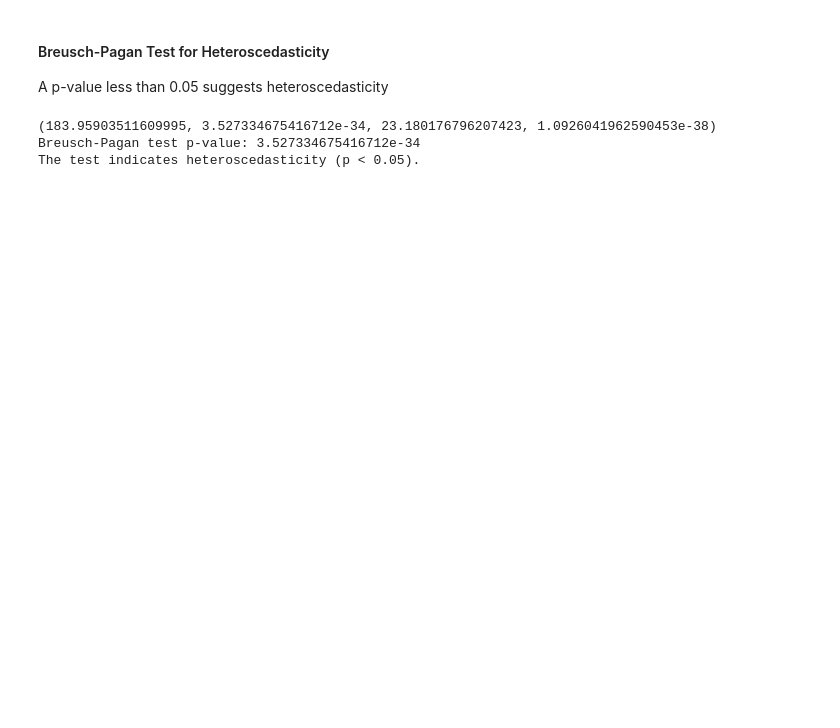
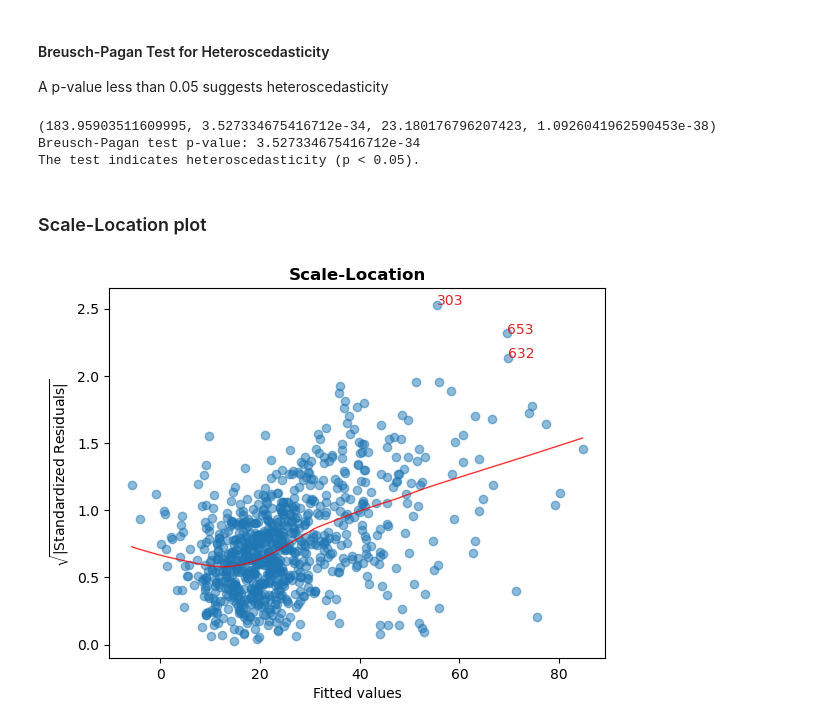
Before and after one commit to teodora-taleska/linear_regression, a Jupyter notebook: linear_regression.ipynb, the cells around one changed output. Saved outputs shown, nothing was run; the diff lists cells and outputs as text; code cells hidden in the pictures; blank space fills up the shorter version.

```diff
--- a/linear_regression.ipynb
+++ b/linear_regression.ipynb
@@ -357,3 +630,10 @@ else:
 (183.95903511609995, 3.527334675416712e-34, 23.180176796207423, 1.0926041962590453e-38)
 Breusch-Pagan test p-value: 3.527334675416712e-34
 The test indicates heteroscedasticity (p < 0.05).
+# %% [markdown]
+### Scale-Location plot
+# %%
+model.scale_location_plot()
+plt.show()
+# %% [output]
+[figure, added]
```
Also changed, not shown: parts of 25 cells of this notebook, 2 other files.
